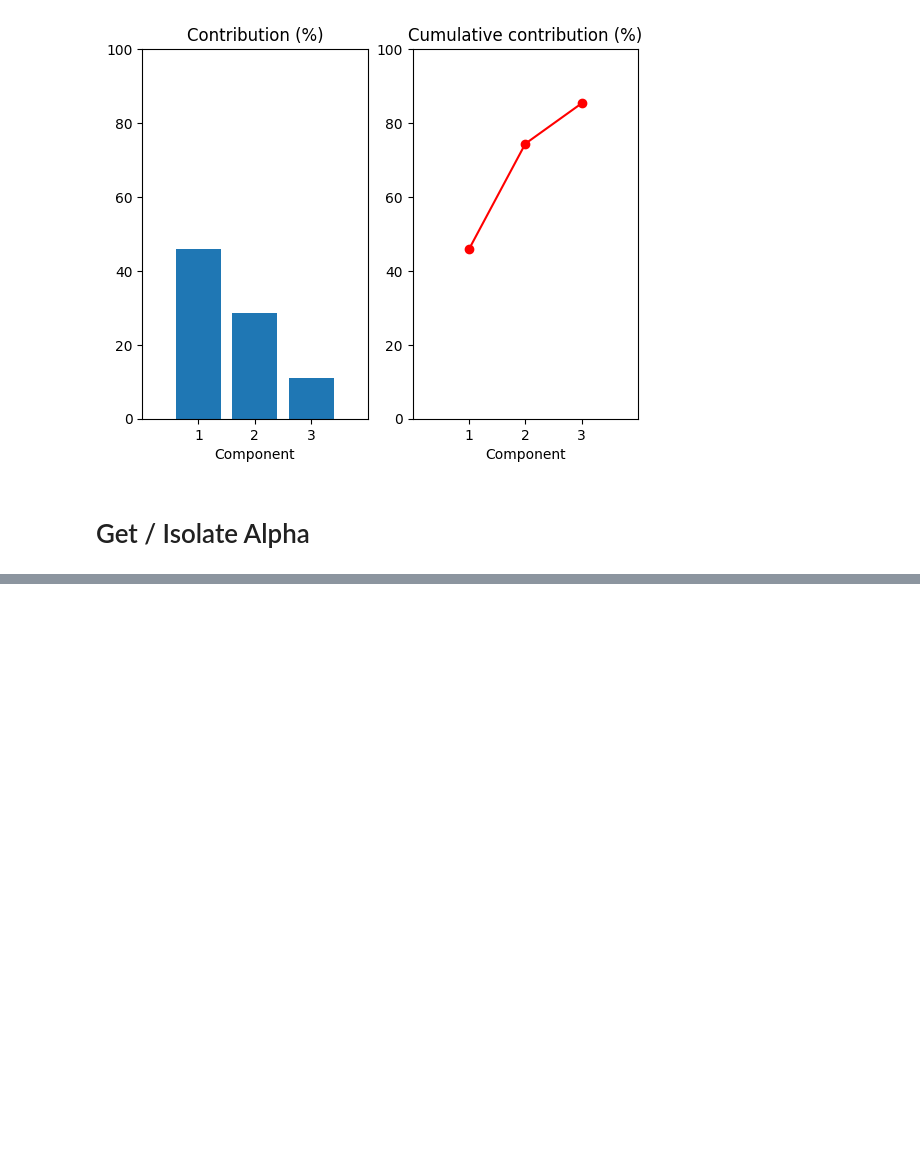
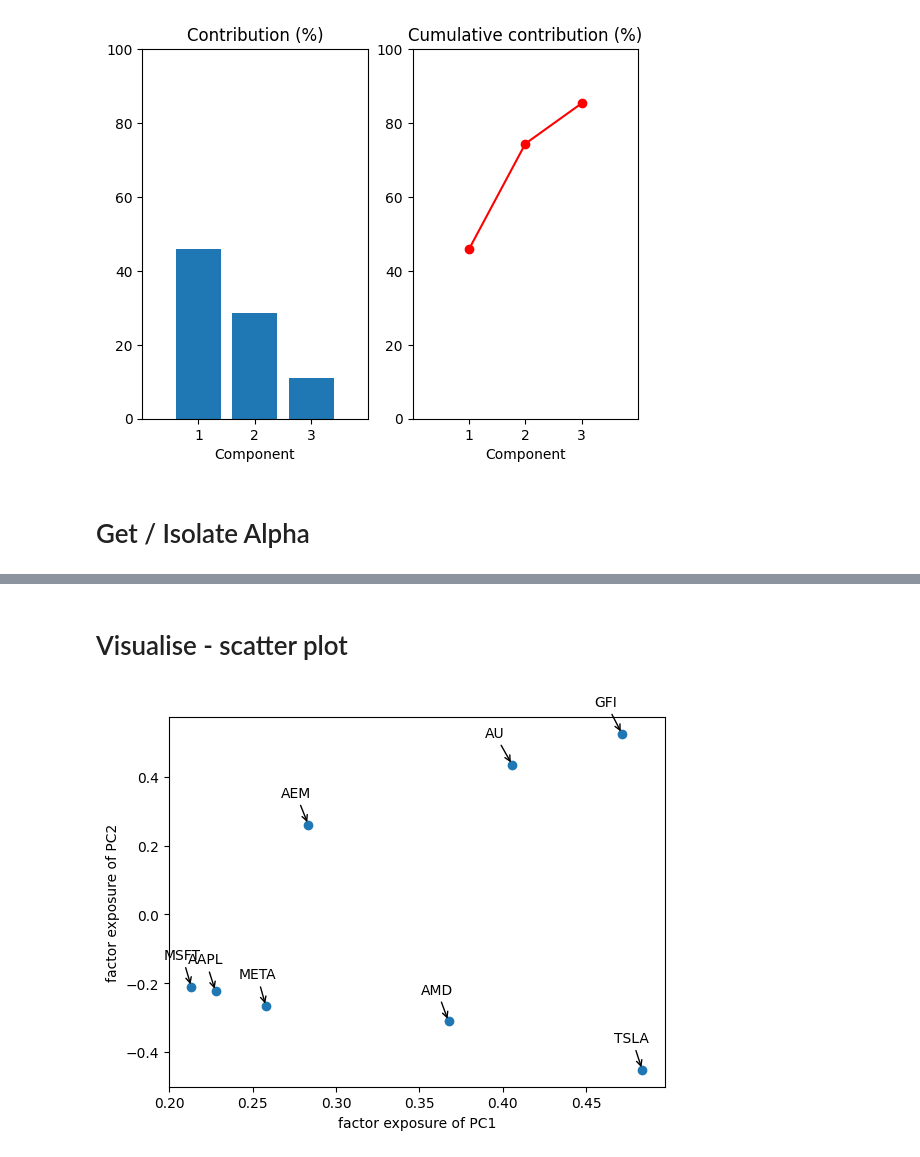
Before and after one commit to endk17/pyfi-2, a Jupyter notebook: pca/main.ipynb, the cells around one changed output, grey strips where cells are left out. Saved outputs shown, nothing was run; the diff lists cells and outputs as text; code cells hidden in the pictures; blank space fills up the shorter version.

```diff
--- a/pca/main.ipynb
+++ b/pca/main.ipynb
@@ -72,0 +104,19 @@ pass
+# %% [markdown]
+# Visualise - scatter plot
+# %%
+labels = factor_exposures.index
+data = factor_exposures.values
+plt.scatter(data[:, 0], data[:, 1])
+plt.xlabel('factor exposure of PC1')
+plt.ylabel('factor exposure of PC2')
+
+for label, x, y in zip(labels, data[:, 0], data[:, 1]):
+    plt.annotate(
+        label,
+        xy=(x, y),
+        xytext=(-20, 20),
+        textcoords='offset points',
+        arrowprops=dict(arrowstyle='->', connectionstyle='arc3,rad=0')
+    )
+# %% [output]
+[figure, added]
```
Also changed, not shown: parts of 4 cells of this notebook.
